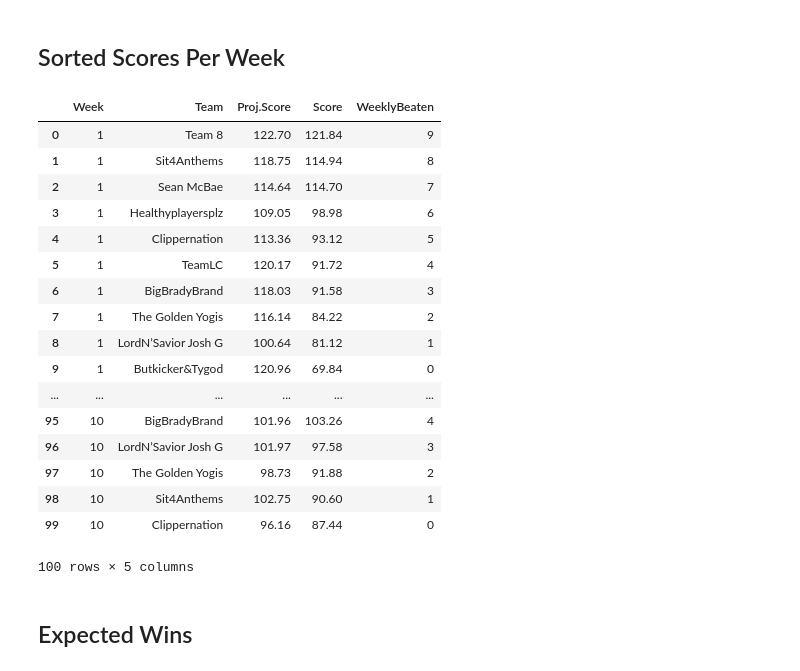
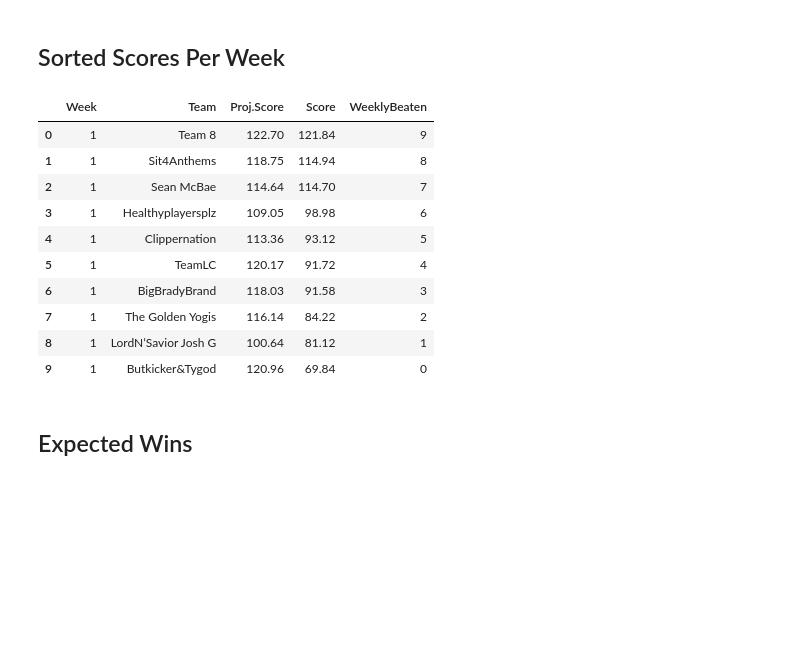
Before and after one commit to lchu122/Yahoo-Fantasy-Football-Project, a Jupyter notebook: Tracy_Bowl_2017.ipynb, the cells around one changed output. Drawn from its saved outputs; the diff is of its cells as text; code cells hidden in the pictures; blank space fills up the shorter version.

```diff
--- a/Tracy_Bowl_2017.ipynb
+++ b/Tracy_Bowl_2017.ipynb
@@ -56,23 +50,16 @@ matchups_stacked = matchups_stacked.reset_index(drop=True)
 # %% [markdown]
 ## Sorted Scores Per Week
 # %%
-matchups_stacked
+matchups_stacked.head(10)
 # %% [output]
 |  | Week | Team | Proj.Score | Score | WeeklyBeaten |
 | 0 | 1 | Team 8 | 122.70 | 121.84 | 9 |
 | 1 | 1 | Sit4Anthems | 118.75 | 114.94 | 8 |
 | 2 | 1 | Sean McBae | 114.64 | 114.70 | 7 |
 | 3 | 1 | Healthyplayersplz | 109.05 | 98.98 | 6 |
 | 4 | 1 | Clippernation | 113.36 | 93.12 | 5 |
 | 5 | 1 | TeamLC | 120.17 | 91.72 | 4 |
 | 6 | 1 | BigBradyBrand | 118.03 | 91.58 | 3 |
 | 7 | 1 | The Golden Yogis | 116.14 | 84.22 | 2 |
 | 8 | 1 | LordN’Savior Josh G | 100.64 | 81.12 | 1 |
 | 9 | 1 | Butkicker&Tygod | 120.96 | 69.84 | 0 |
-| ... | ... | ... | ... | ... | ... |
-| 95 | 10 | BigBradyBrand | 101.96 | 103.26 | 4 |
-| 96 | 10 | LordN’Savior Josh G | 101.97 | 97.58 | 3 |
-| 97 | 10 | The Golden Yogis | 98.73 | 91.88 | 2 |
-| 98 | 10 | Sit4Anthems | 102.75 | 90.60 | 1 |
-| 99 | 10 | Clippernation | 96.16 | 87.44 | 0 |
-100 rows × 5 columns
```
Also changed, not shown: parts of 10 cells of this notebook.
